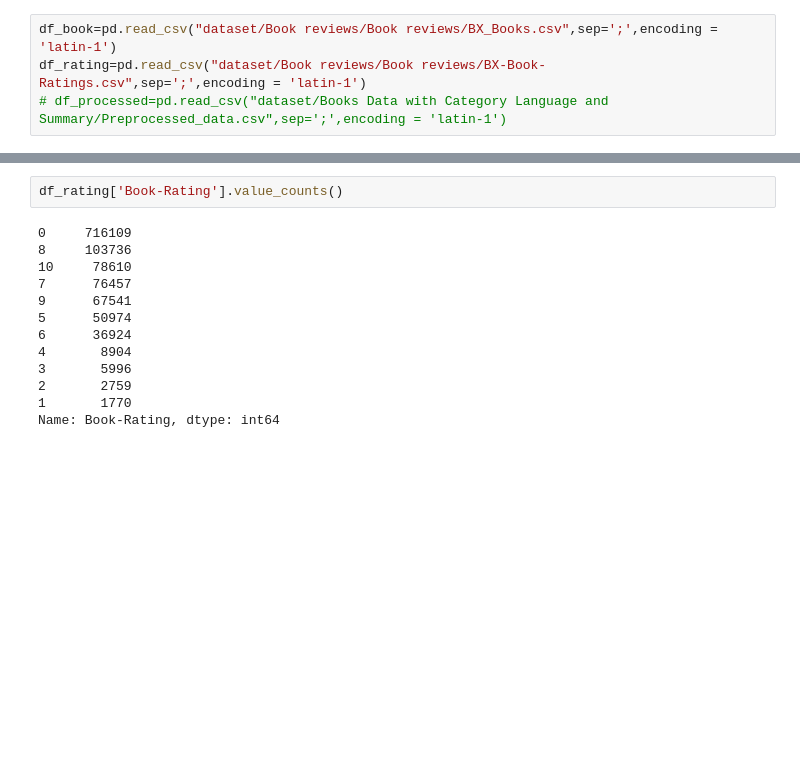
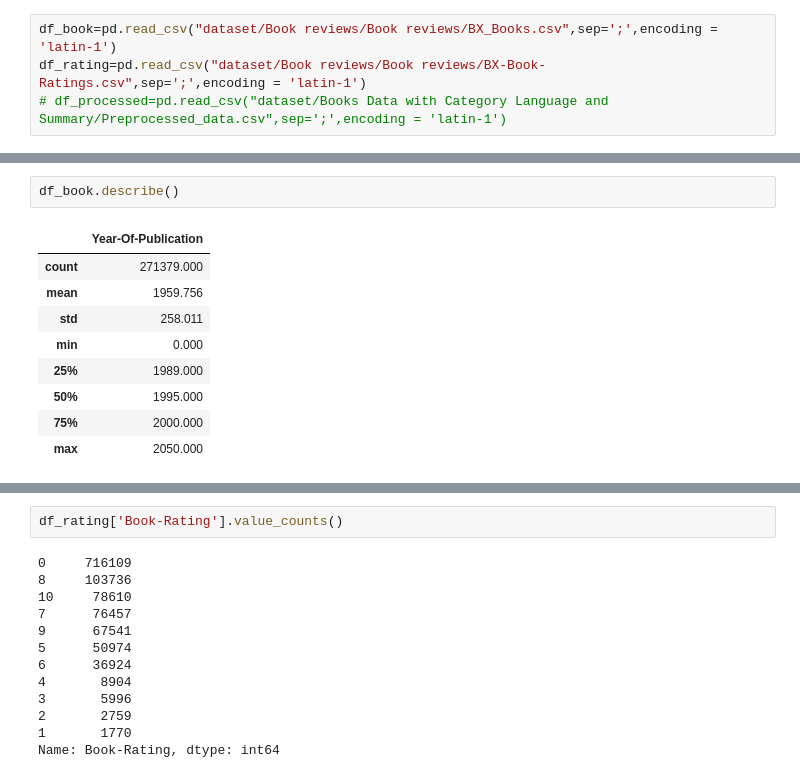
Before and after one commit to GCU-ML/Book_Recommendataion_System, a Jupyter notebook: item_based.ipynb, the cells around one changed output, grey strips where cells are left out. Cells and saved outputs as stored; diff of their text form; blank space fills up the shorter version.

```diff
--- a/item_based.ipynb
+++ b/item_based.ipynb
@@ -9,0 +35,12 @@ df_rating=pd.read_csv("dataset/Book reviews/Book reviews/BX-Book-Ratings.csv",se
+# %%
+df_book.describe()
+# %% [output]
+|  | Year-Of-Publication |
+| count | 271379.000 |
+| mean | 1959.756 |
+| std | 258.011 |
+| min | 0.000 |
+| 25% | 1989.000 |
+| 50% | 1995.000 |
+| 75% | 2000.000 |
+| max | 2050.000 |
```
Also changed, not shown: parts of 17 cells of this notebook.
